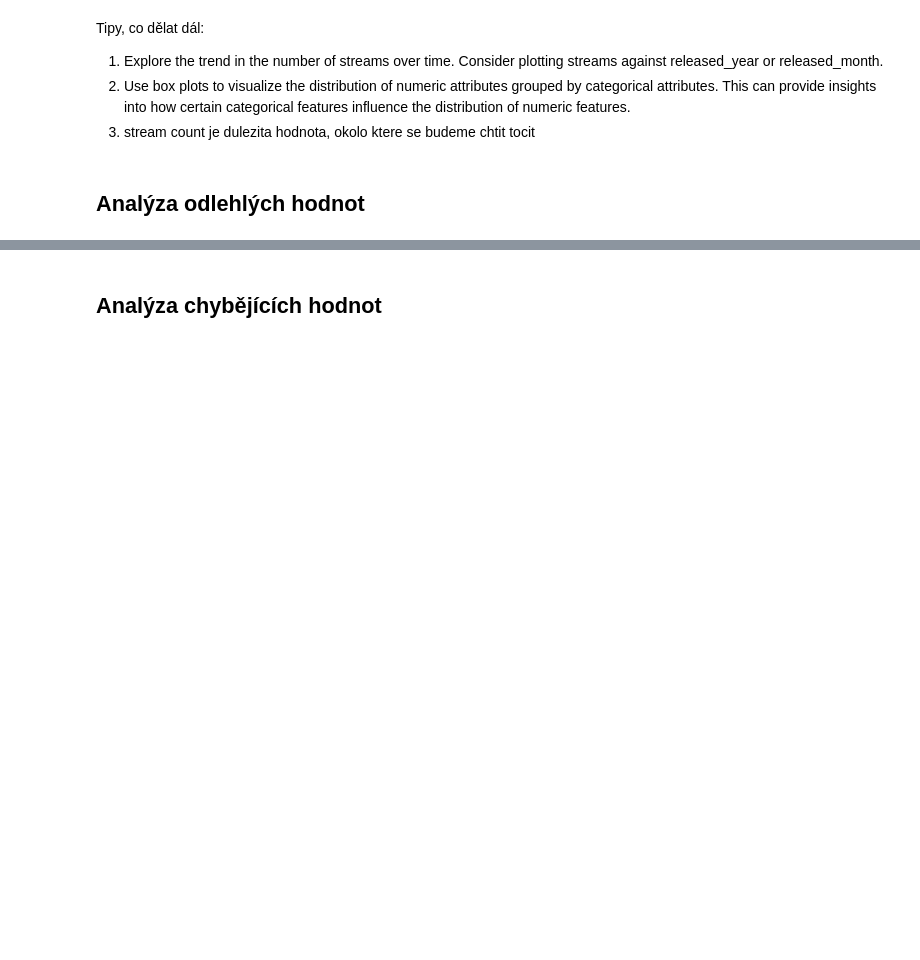
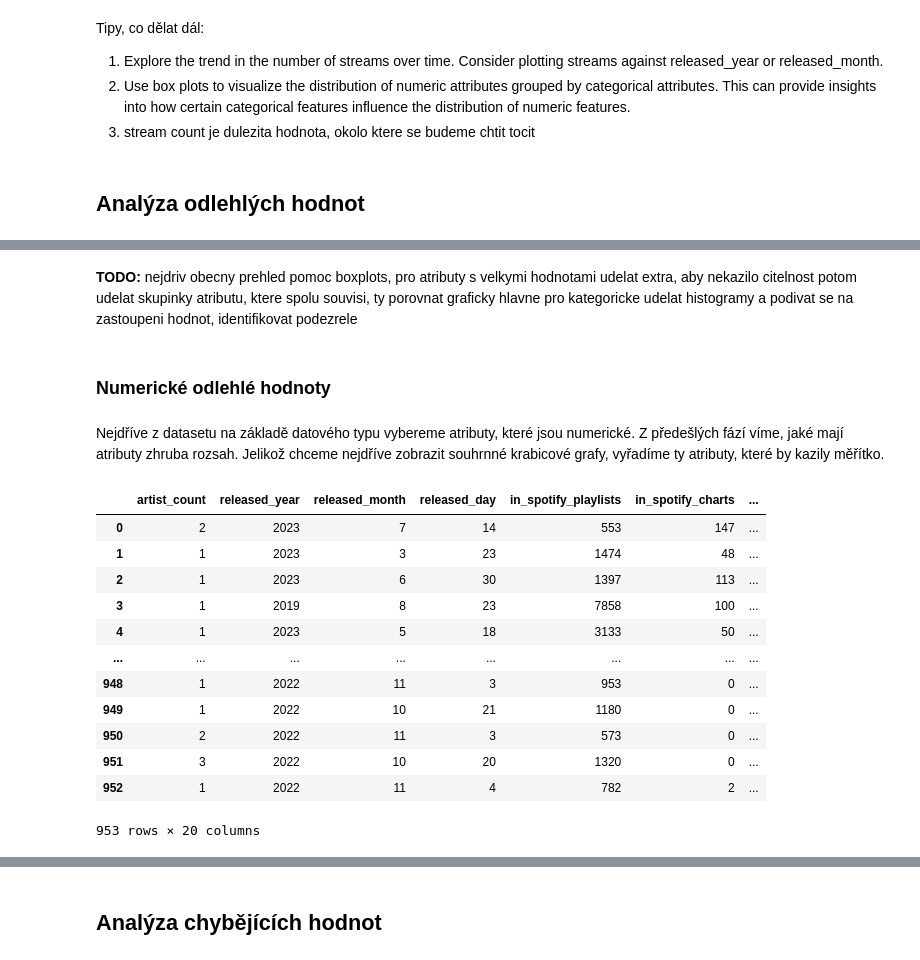
Before and after one commit to Filda99/FIT-UPA, a Jupyter notebook: proj2/upa_proj2.ipynb, the cells around one changed output, grey strips where cells are left out. Cells and saved outputs as stored; diff of their text form; code cells hidden in the pictures; blank space fills up the shorter version.

```diff
--- a/proj2/upa_proj2.ipynb
+++ b/proj2/upa_proj2.ipynb
@@ -191,0 +225,27 @@ Tipy, co dělat dál:
+# %% [markdown]
+**TODO:**
+nejdriv obecny prehled pomoc boxplots, pro atributy s velkymi hodnotami udelat extra, aby nekazilo citelnost
+potom udelat skupinky atributu, ktere spolu souvisi, ty porovnat graficky hlavne
+pro kategoricke udelat histogramy a podivat se na zastoupeni hodnot, identifikovat podezrele
+# %% [markdown]
+### Numerické odlehlé hodnoty
+# %% [markdown]
+Nejdříve z datasetu na základě datového typu vybereme atributy, které jsou numerické.
+Z předešlých fází víme, jaké mají atributy zhruba rozsah. Jelikož chceme nejdříve zobrazit souhrnné krabicové grafy, vyřadíme ty atributy, které by kazily měřítko.
+# %%
+numerical_data = data.select_dtypes(include=['int64'])
+numerical_data
+# %% [output]
+|  | artist_count | released_year | released_month | released_day | in_spotify_playlists | in_spotify_charts | ... |
+| 0 | 2 | 2023 | 7 | 14 | 553 | 147 | ... |
+| 1 | 1 | 2023 | 3 | 23 | 1474 | 48 | ... |
+| 2 | 1 | 2023 | 6 | 30 | 1397 | 113 | ... |
+| 3 | 1 | 2019 | 8 | 23 | 7858 | 100 | ... |
+| 4 | 1 | 2023 | 5 | 18 | 3133 | 50 | ... |
+| ... | ... | ... | ... | ... | ... | ... | ... |
+| 948 | 1 | 2022 | 11 | 3 | 953 | 0 | ... |
+| 949 | 1 | 2022 | 10 | 21 | 1180 | 0 | ... |
+| 950 | 2 | 2022 | 11 | 3 | 573 | 0 | ... |
+| 951 | 3 | 2022 | 10 | 20 | 1320 | 0 | ... |
+| 952 | 1 | 2022 | 11 | 4 | 782 | 2 | ... |
+953 rows × 20 columns
```
Also changed, not shown: parts of 15 cells of this notebook.
